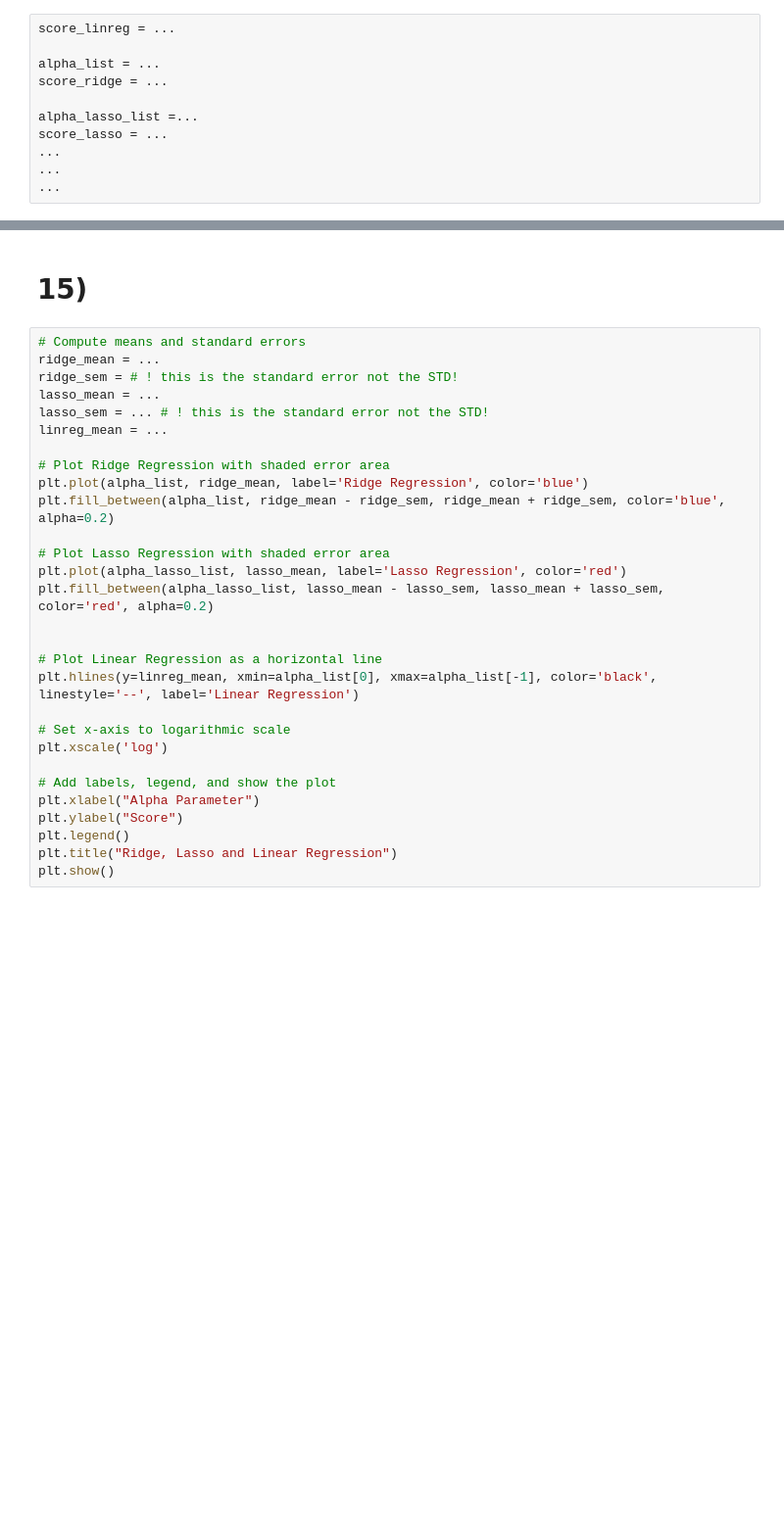
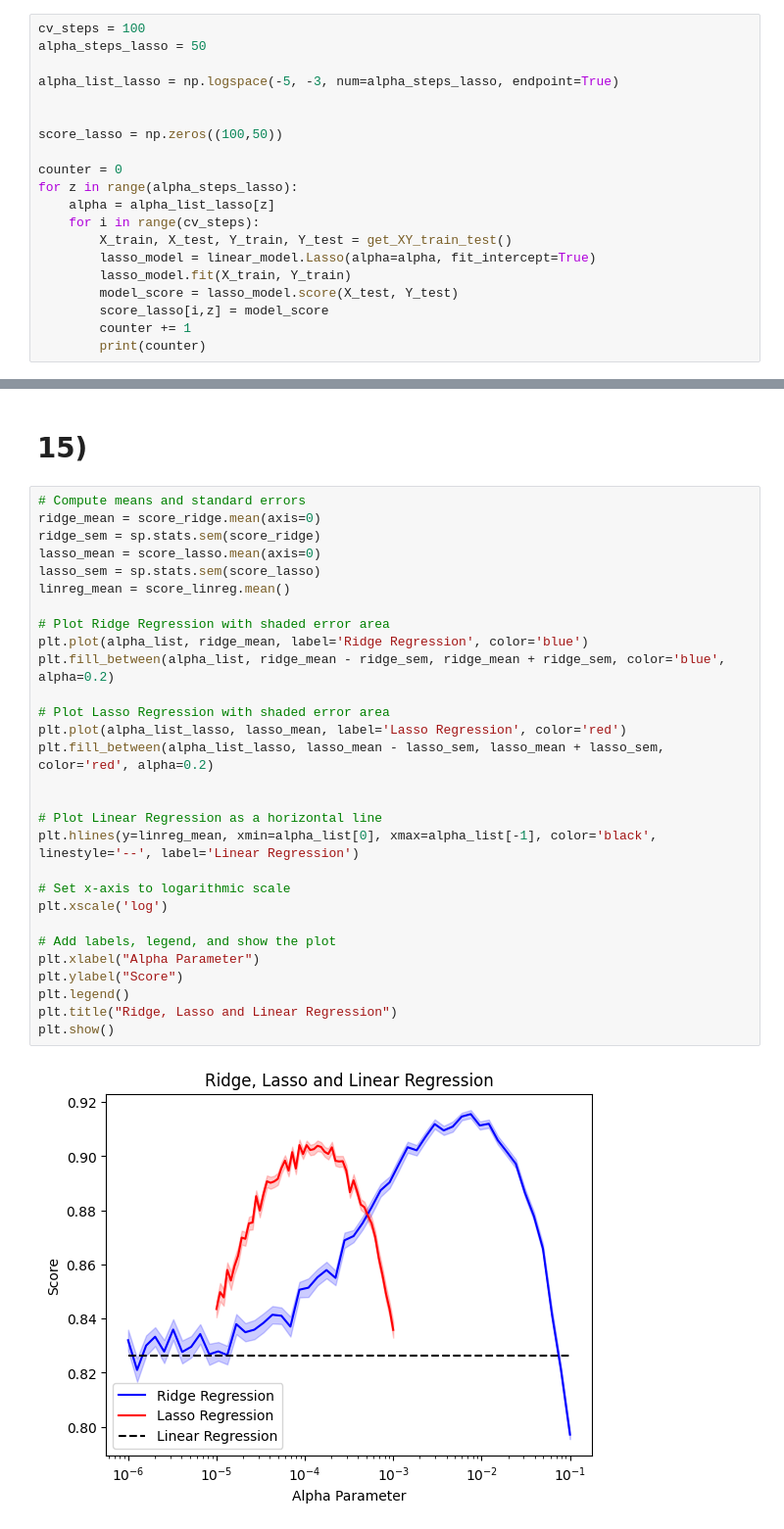
Before and after one commit to jjjj17/MathTD3, a Jupyter notebook: MathTools_TD3_JR.ipynb, the cells around one changed output, grey strips where cells are left out. Shown: that part at 98% size. Cells and saved outputs as stored; diff of their text form; blank space fills up the shorter version.

```diff
--- a/MathTools_TD3_JR.ipynb
+++ b/MathTools_TD3_JR.ipynb
@@ -455,14 +587,23 @@ plt.scatter(...,... , c = colors_test, cmap = 'rainbow', marker = 'x')
 # 14)
 
 This can take a while
-# %%
-score_linreg = ...
-
-alpha_list = ...
-score_ridge = ...
-
-alpha_lasso_list =...
-score_lasso = ...
-...
-...
-...
+# %%
+cv_steps = 100
+alpha_steps_lasso = 50
+
+alpha_list_lasso = np.logspace(-5, -3, num=alpha_steps_lasso, endpoint=True)
+
+
+score_lasso = np.zeros((100,50))
+
+counter = 0
+for z in range(alpha_steps_lasso):
+    alpha = alpha_list_lasso[z]
+    for i in range(cv_steps):
+        X_train, X_test, Y_train, Y_test = get_XY_train_test()
+        lasso_model = linear_model.Lasso(alpha=alpha, fit_intercept=True)
+        lasso_model.fit(X_train, Y_train)
+        model_score = lasso_model.score(X_test, Y_test)
+        score_lasso[i,z] = model_score
+        counter += 1
+        print(counter)
@@ -474,30 +636,32 @@ print('optimal alpha = ', opt_lasso_alpha)
 # 15)
 # %%
 # Compute means and standard errors
-ridge_mean = ...
-ridge_sem = # ! this is the standard error not the STD!
-lasso_mean = ...
-lasso_sem = ... # ! this is the standard error not the STD!
-linreg_mean = ...
+ridge_mean = score_ridge.mean(axis=0)
+ridge_sem = sp.stats.sem(score_ridge)
+lasso_mean = score_lasso.mean(axis=0)
+lasso_sem = sp.stats.sem(score_lasso)
+linreg_mean = score_linreg.mean()
 
 # Plot Ridge Regression with shaded error area
 plt.plot(alpha_list, ridge_mean, label='Ridge Regression', color='blue')
 plt.fill_between(alpha_list, ridge_mean - ridge_sem, ridge_mean + ridge_sem, color='blue', alpha=0.2)
 
 # Plot Lasso Regression with shaded error area
-plt.plot(alpha_lasso_list, lasso_mean, label='Lasso Regression', color='red')
-plt.fill_between(alpha_lasso_list, lasso_mean - lasso_sem, lasso_mean + lasso_sem, color='red', alpha=0.2)
+plt.plot(alpha_list_lasso, lasso_mean, label='Lasso Regression', color='red')
+plt.fill_between(alpha_list_lasso, lasso_mean - lasso_sem, lasso_mean + lasso_sem, color='red', alpha=0.2)
 
 
 # Plot Linear Regression as a horizontal line
 plt.hlines(y=linreg_mean, xmin=alpha_list[0], xmax=alpha_list[-1], color='black', linestyle='--', label='Linear Regression')
 
 # Set x-axis to logarithmic scale
 plt.xscale('log')
 
 # Add labels, legend, and show the plot
 plt.xlabel("Alpha Parameter")
 plt.ylabel("Score")
 plt.legend()
 plt.title("Ridge, Lasso and Linear Regression")
 plt.show()
+# %% [output]
+[figure, added]
```
Also changed, not shown: parts of 28 cells of this notebook.
